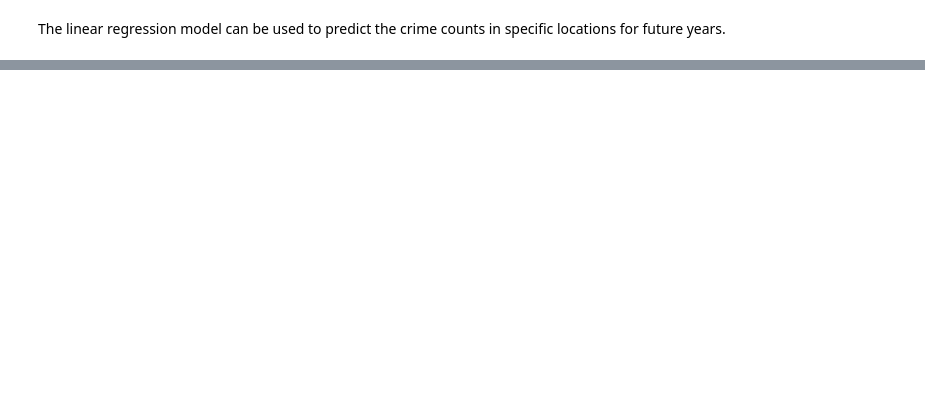
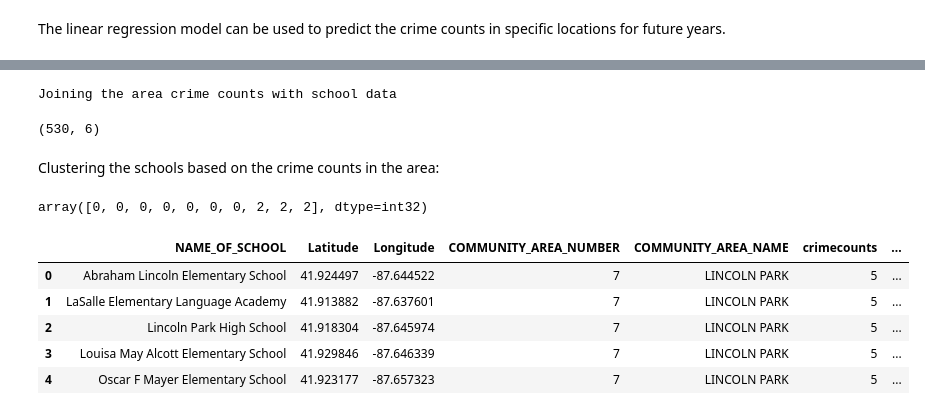
Before and after one commit to sujita20/Coursera_Capstone, a Jupyter notebook: 2020 Chicago School Safety Prediction.ipynb, the cells around one changed output, grey strips where cells are left out. Saved outputs shown, nothing was run; the diff lists cells and outputs as text; code cells hidden in the pictures; blank space fills up the shorter version.

```diff
--- a/2020 Chicago School Safety Prediction.ipynb
+++ b/2020 Chicago School Safety Prediction.ipynb
@@ -164,7 +164,7 @@ Number of rows and columns in Chicago school report dataset is:  (566, 78)
 5 rows × 78 columns
 # %%
 #Creating another dataframe with columns of interest
-chicago_school_df1 = chicago_school_df[['NAME_OF_SCHOOL','Elementary, Middle, or High School','Street Address','City','State','HEALTHY_SCHOOL_CERTIFIED','AVERAGE_STUDENT_ATTENDANCE','Rate of Misconducts (per 100 students) ','Average Teacher Attendance','Individualized Education Program Compliance Rate ','Latitude','Longitude','COMMUNITY_AREA_NUMBER','COMMUNITY_AREA_NAME']]
+chicago_school_df1 = chicago_school_df[['NAME_OF_SCHOOL','Elementary, Middle, or High School','Street Address','City','State','HEALTHY_SCHOOL_CERTIFIED','AVERAGE_STUDENT_ATTENDANCE','Rate of Misconducts (per 100 students) ','Average Teacher Attendance','Individualized Education Program Compliance Rate ','Police District','Latitude','Longitude','COMMUNITY_AREA_NUMBER','COMMUNITY_AREA_NAME']]
 print("Number of rows and columns in Chicago school dataset with selected columns  is: ",chicago_school_df1.shape)
 chicago_school_df1.head()
 # %% [output]
@@ -384,0 +447,6 @@ The linear regression model can be used to predict the crime counts in specific
+# %%
+print("Getting the crime counts in an area")
+chicago_crime_df3 = chicago_crime_df1[['COMMUNITY_AREA_NUMBER','PRIMARY_TYPE']]
+chicago_crime_df3 = chicago_crime_df3.groupby(['COMMUNITY_AREA_NUMBER']).size().reset_index(name='crimecounts')
+print(chicago_crime_df3.shape)
+chicago_crime_df3.head()
@@ -384,0 +462,34 @@ The linear regression model can be used to predict the crime counts in specific
+# %%
+print("Joining the area crime counts with school data")
+chicago_school_df2 = chicago_school_df1[['NAME_OF_SCHOOL','Latitude','Longitude','COMMUNITY_AREA_NUMBER','COMMUNITY_AREA_NAME']]
+school_crime_data = pd.merge(chicago_school_df2, chicago_crime_df3, on=['COMMUNITY_AREA_NUMBER'], how='inner')
+school_crime_data.head()
+# %% [output]
+Joining the area crime counts with school data
+(530, 6)
+# %% [markdown]
+Clustering the schools based on the crime counts in the area:
+# %%
+# set number of clusters
+kclusters = 4
+
+school_grouped_clustering = school_crime_data[['crimecounts','Latitude','Longitude']]
+
+# run k-means clustering
+kmeans = KMeans(n_clusters=kclusters, random_state=0).fit(school_grouped_clustering)
+
+# check cluster labels generated for each row in the dataframe
+kmeans.labels_[0:10]
+# %% [output]
+array([0, 0, 0, 0, 0, 0, 0, 2, 2, 2], dtype=int32)
+# %%
+#Adding the cluster labels to the school crime data
+school_crime_data['Cluster Labels'] = kmeans.labels_
+school_crime_data.head()
+# %% [output]
+|  | NAME_OF_SCHOOL | Latitude | Longitude | COMMUNITY_AREA_NUMBER | COMMUNITY_AREA_NAME | crimecounts | ... |
+| 0 | Abraham Lincoln Elementary School | 41.924497 | -87.644522 | 7 | LINCOLN PARK | 5 | ... |
+| 1 | LaSalle Elementary Language Academy | 41.913882 | -87.637601 | 7 | LINCOLN PARK | 5 | ... |
+| 2 | Lincoln Park High School | 41.918304 | -87.645974 | 7 | LINCOLN PARK | 5 | ... |
+| 3 | Louisa May Alcott Elementary School | 41.929846 | -87.646339 | 7 | LINCOLN PARK | 5 | ... |
+| 4 | Oscar F Mayer Elementary School | 41.923177 | -87.657323 | 7 | LINCOLN PARK | 5 | ... |
```
Also changed, not shown: parts of 30 cells of this notebook.
